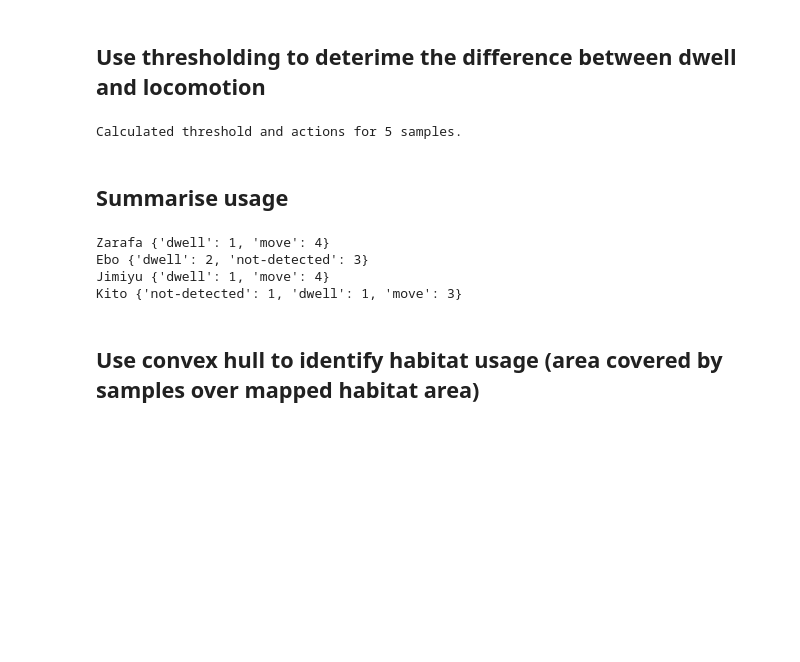
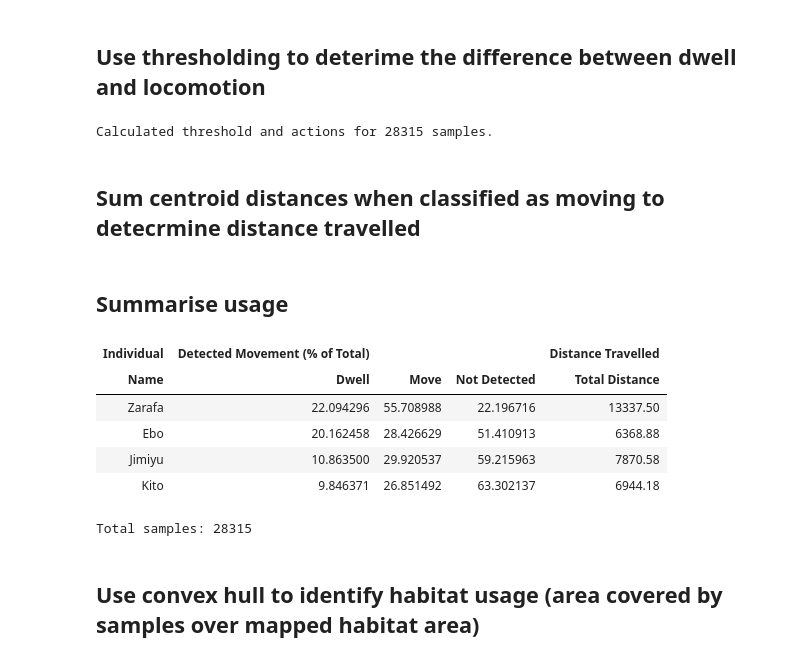
Before and after one commit to wildlifelabs/realtime-welfare, a Jupyter notebook: location.ipynb, the cells around one changed output. Saved outputs shown, nothing was run; the diff lists cells and outputs as text; code cells hidden in the pictures; blank space fills up the shorter version.

```diff
--- a/location.ipynb
+++ b/location.ipynb
@@ -155,7 +155,10 @@ for sample_key in samples.keys():
     for identity_key in identities:
         if identity_key in samples[sample_key].keys():
             identity_history[identity_key].append(samples[sample_key][identity_key]["centroid-distance"])
-            threshold_value = sum(identity_history[identity_key][tmp_ss:])
+            # We take the average movement of the centroid over a defined number of samples
+            threshold_value = sum(identity_history[identity_key][tmp_ss:]) / (
+                len(identity_history[identity_key][tmp_ss:]) if len(identity_history[identity_key][tmp_ss:]) > 0 else 1
+            )
             samples[sample_key][identity_key]["action-threshold"] = threshold_value
             if threshold_value < dwell_distance_threshold:
                 samples[sample_key][identity_key]["action-label"] = "dwell"
@@ -170,4 +173,6 @@ for sample_key in samples.keys():
 
 print(f"Calculated threshold and actions for {len(samples)} samples.")
 # %% [output]
-Calculated threshold and actions for 5 samples.
+Calculated threshold and actions for 28315 samples.
+# %% [markdown]
+## Sum centroid distances when classified as moving to detecrmine distance travelled
@@ -174,16 +189,53 @@ Calculated threshold and actions for 5 samples.
 # %% [markdown]
 ## Summarise usage
 # %%
+import pandas as pd
+from IPython.display import HTML
+
+
+tbl = {}
+tbl["Name"] = []
+tbl["Dwell"] = []
+tbl["Move"] = []
+tbl["Not Detected"] = []
+tbl["Total Distance"] = []
+total_samples = len(samples.keys())
+
 for identity_index, identity_key in enumerate(identities):
     counts = {}
     for sample_key in samples.keys():
         counts[samples[sample_key][identity_key]["action-label"]] = counts.get(samples[sample_key][identity_key]["action-label"], 0) + 1
-    print(f"{names[identity_index]} {counts}")
+    tbl["Name"].append(names[identity_index])
+    tbl["Dwell"].append(counts['dwell']/total_samples*100)
+    tbl["Move"].append(counts['move']/total_samples*100)
+    tbl["Not Detected"].append(counts['not-detected']/total_samples*100)
+    tbl["Total Distance"].append(round(distance_travelled[identity_key] * 0.018,2))
+
+df = pd.DataFrame(tbl)
+df.columns = pd.MultiIndex.from_tuples([
+    ('Individual', 'Name'),
+    ('Detected Movement (% of Total)', 'Dwell'),
+    ('Detected Movement (% of Total)', 'Move'),
+    ('Detected Movement (% of Total)', 'Not Detected'),
+    ('Distance Travelled', 'Total Distance'),
+
+])
+pd.set_option('display.max_colwidth', None)
+
+display(HTML(df.to_html(index=False)))
+
+# TODO calculate distance travelled
 # %% [output]
-Zarafa {'dwell': 1, 'move': 4}
-Ebo {'dwell': 2, 'not-detected': 3}
-Jimiyu {'dwell': 1, 'move': 4}
-Kito {'not-detected': 1, 'dwell': 1, 'move': 3}
+| Individual | Detected Movement (% of Total) |  |  | Distance Travelled |
+| Name | Dwell | Move | Not Detected | Total Distance |
+| Zarafa | 22.094296 | 55.708988 | 22.196716 | 13337.50 |
+| Ebo | 20.162458 | 28.426629 | 51.410913 | 6368.88 |
+| Jimiyu | 10.863500 | 29.920537 | 59.215963 | 7870.58 |
+| Kito | 9.846371 | 26.851492 | 63.302137 | 6944.18 |
+# %%
+print(f"Total samples: {total_samples}")
+# %% [output]
+Total samples: 28315
 # %% [markdown]
 ## Use convex hull to identify habitat usage (area covered by samples over mapped habitat area)
 # %%
```
Also changed, not shown: parts of 7 cells of this notebook, 5 other files.
